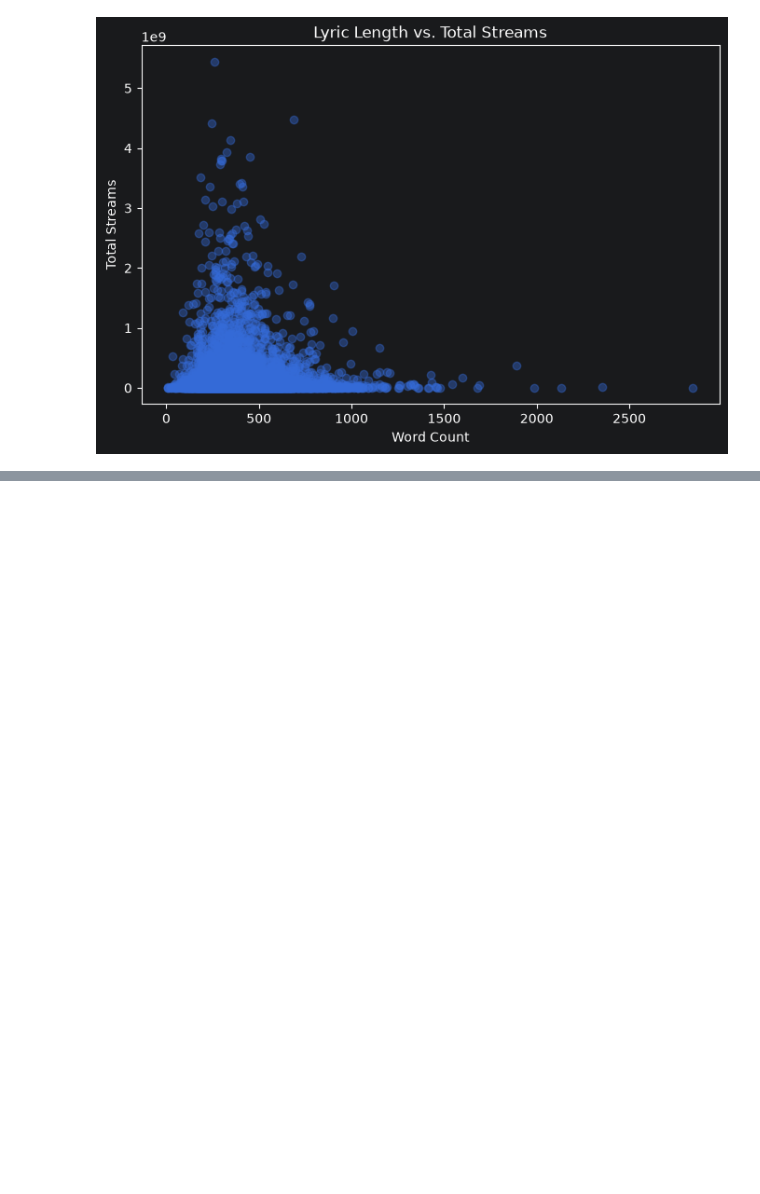
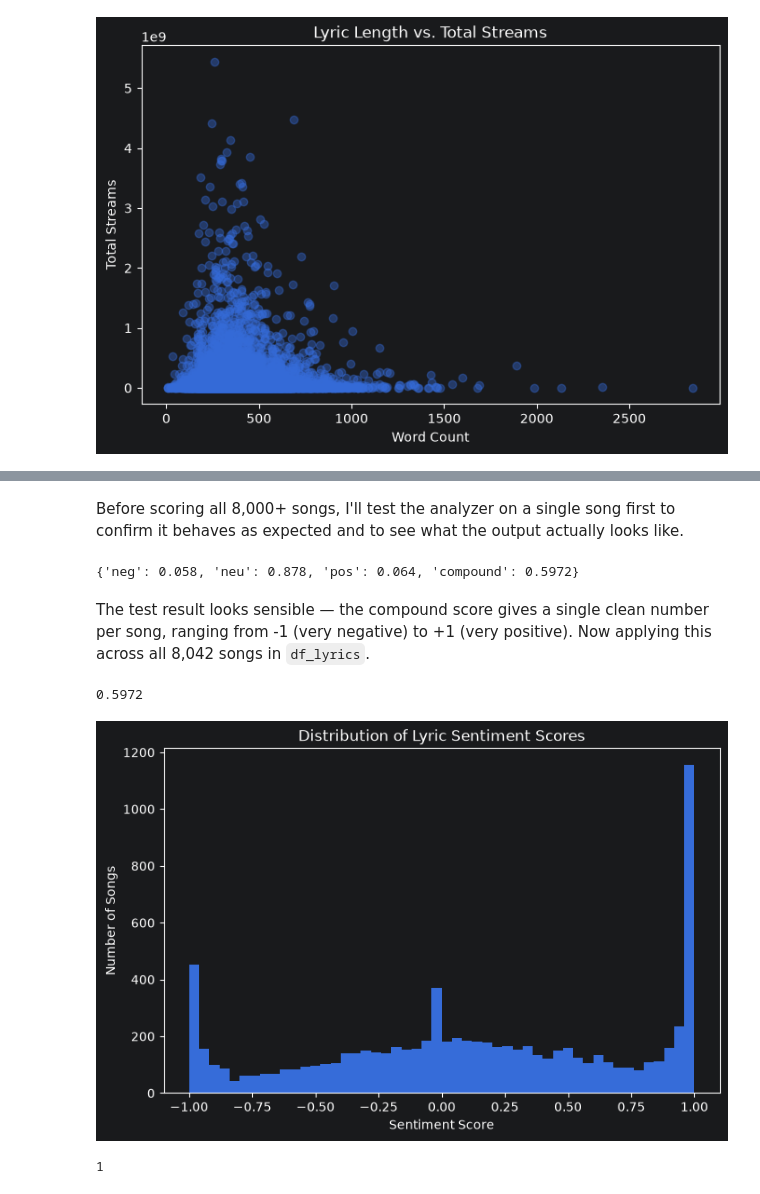
Before and after one commit to jabiyeva/spotify-lyrics-sentiment-chart-success, a Jupyter notebook: spotify-lyrics-sentiment-chart-success.ipynb, the cells around one changed output, grey strips where cells are left out. Saved outputs shown, nothing was run; the diff lists cells and outputs as text; code cells hidden in the pictures; blank space fills up the shorter version.

Commit message:
Fix sentiment scoring saturation issue, add corrected sentiment analysis

```diff
--- a/spotify-lyrics-sentiment-chart-success.ipynb
+++ b/spotify-lyrics-sentiment-chart-success.ipynb
@@ -156,0 +166,49 @@ plt.show()
+# %%
+from vaderSentiment.vaderSentiment import SentimentIntensityAnalyzer
+
+analyzer = SentimentIntensityAnalyzer()
+# %% [markdown]
+Before scoring all 8,000+ songs, I'll test the analyzer on a single song first to confirm it behaves
+as expected and to see what the output actually looks like.
+# %%
+sample = df_lyrics["lyrics"].iloc[0]
+# print(sample[:200]) # peek at the raw text
+print(analyzer.polarity_scores(sample))
+# %% [output]
+{'neg': 0.058, 'neu': 0.878, 'pos': 0.064, 'compound': 0.5972}
+# %% [markdown]
+The test result looks sensible — the compound score gives a single clean number per song, ranging
+from -1 (very negative) to +1 (very positive). Now applying this across all 8,042 songs in `df_lyrics`.
+# %%
+import re
+
+def average_sentiment(lyrics):
+    text = str(lyrics)
+    segments = re.split(r'[.!?]+', text)
+    segments = [seg.strip() for seg in segments if seg.strip() != ""]
+    if not segments:
+        return analyzer.polarity_scores(text)["compound"]
+    scores = [analyzer.polarity_scores(seg)["compound"] for seg in segments]
+    return sum(scores) / len(scores)
+
+df_lyrics["sentiment"] = df_lyrics["lyrics"].apply(average_sentiment)
+print(df_lyrics["sentiment"].iloc[0])
+# %% [output]
+0.5972
+# %%
+plt.figure(figsize=(8,5))
+plt.hist(df_lyrics["sentiment"], bins=50)
+plt.xlabel("Sentiment Score")
+plt.ylabel("Number of Songs")
+plt.title("Distribution of Lyric Sentiment Scores")
+plt.savefig("./images/sentiment_distribution.png", dpi=150, bbox_inches="tight")
+plt.show()
+# %% [output]
+[figure, added]
+# %%
+sample_lyrics = df_lyrics["lyrics"].iloc[0]
+segments = re.split(r'[.!?]+', str(sample_lyrics))
+segments = [seg.strip() for seg in segments if seg.strip() != ""]
+print(len(segments))
+# %% [output]
+1
```
Also changed, not shown: parts of 3 cells of this notebook, 1 other file.
